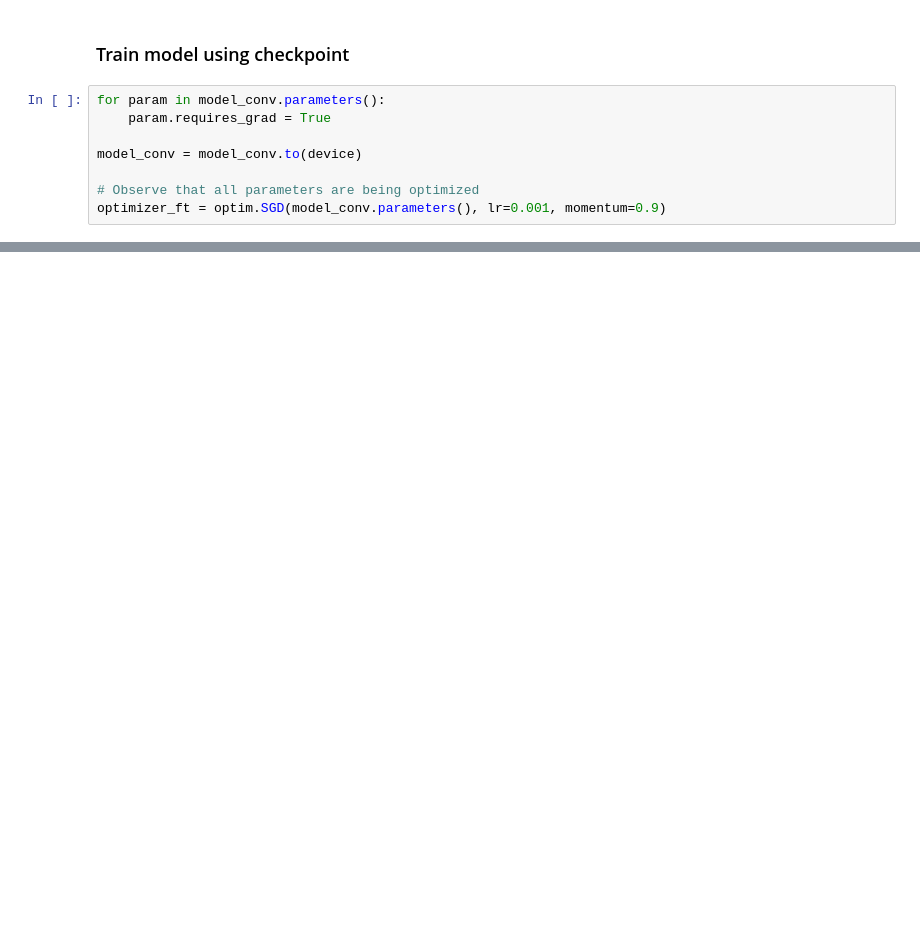
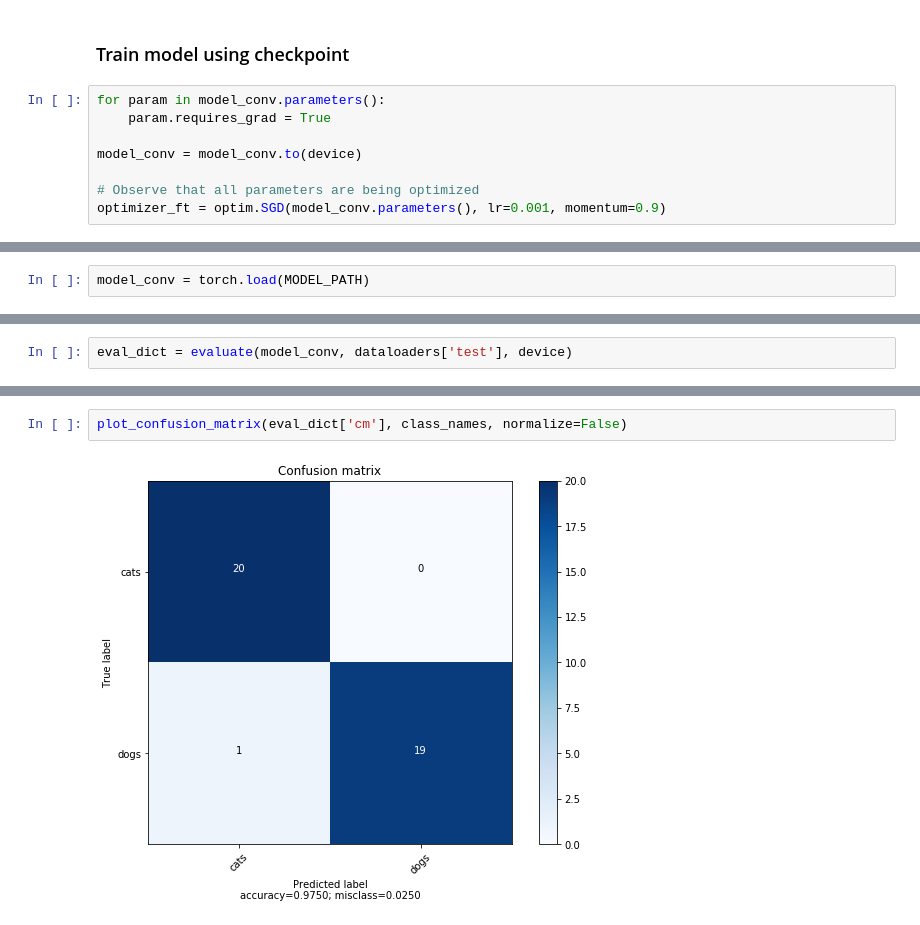
Before and after one commit to mnrozhkov/vision-reproml, a Jupyter notebook: notebooks/catsanddogs.ipynb, the cells around one changed output, grey strips where cells are left out. Saved outputs shown, nothing was run; the diff lists cells and outputs as text; blank space fills up the shorter version.

```diff
--- a/notebooks/catsanddogs.ipynb
+++ b/notebooks/catsanddogs.ipynb
@@ -223 +212,3 @@ torch.Size([1, 3, 224, 224])
+# %%
+model_conv = torch.load(MODEL_PATH)
 # %%
@@ -290,0 +234,2 @@ df.to_csv(SUBMISSION_FILE, index = False)
+# %%
+eval_dict = evaluate(model_conv, dataloaders['test'], device)
@@ -290,0 +245,4 @@ df.to_csv(SUBMISSION_FILE, index = False)
+# %%
+plot_confusion_matrix(eval_dict['cm'], class_names, normalize=False)
+# %% [output]
+[figure, added]
```
Also changed, not shown: parts of 20 cells of this notebook, 6 other files.
